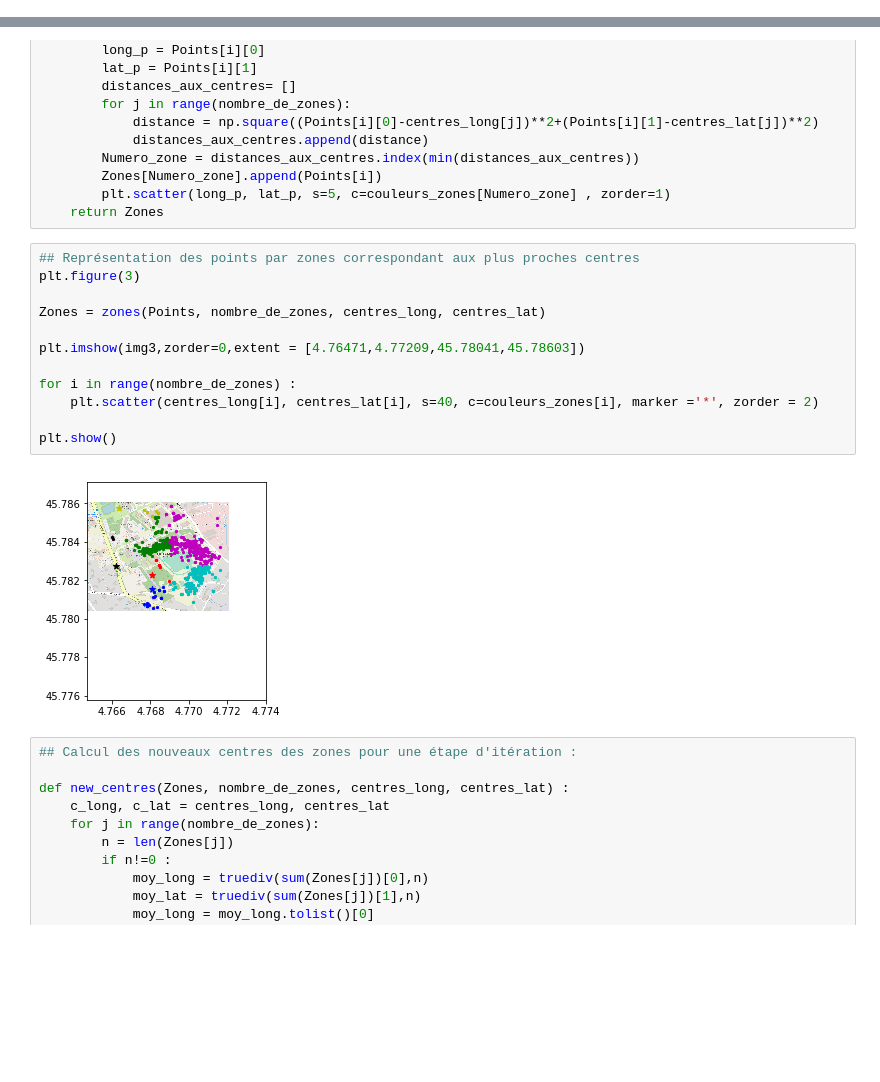
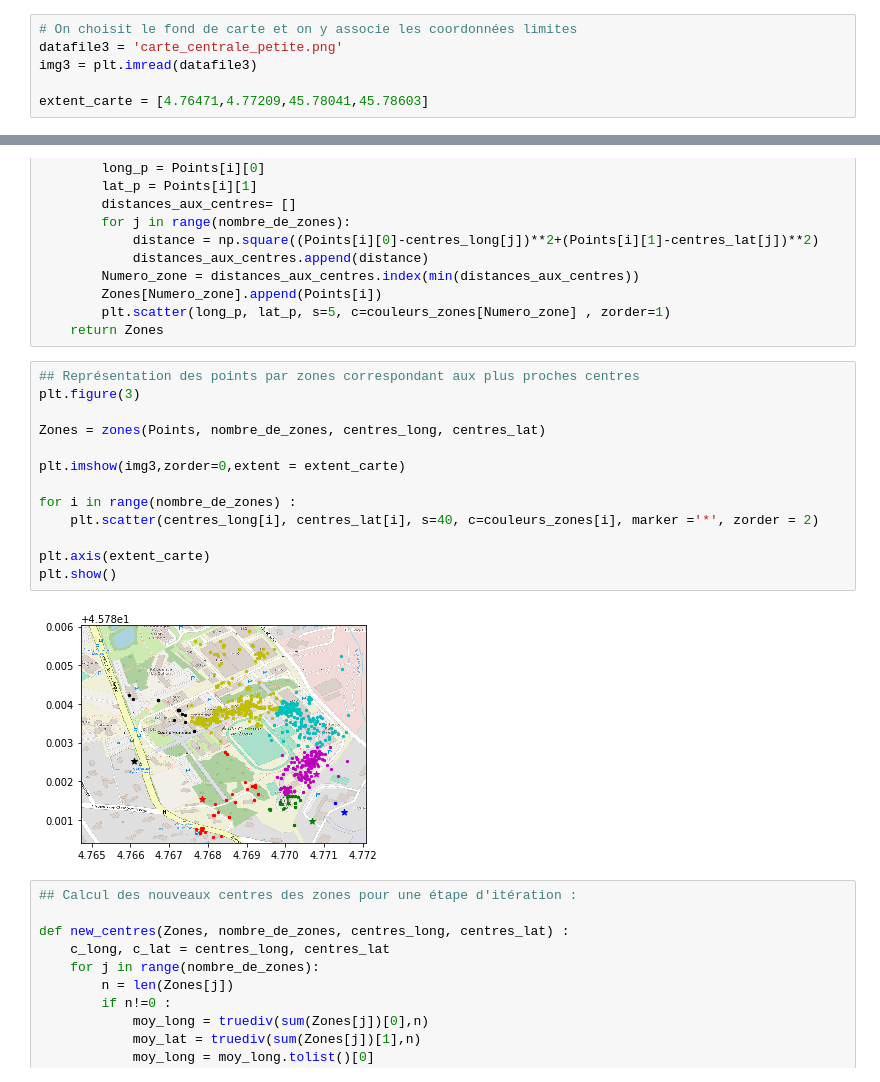
Before and after one commit to AmigoCap/CartoMob, a Jupyter notebook: K-means-program.ipynb, the cells around one changed output, grey strips where cells are left out. Drawn from its saved outputs; the diff is of its cells as text; blank space fills up the shorter version.

```diff
--- a/K-means-program.ipynb
+++ b/K-means-program.ipynb
@@ -26,0 +36,6 @@ L=["histo_BAI_Yue.json","histo_Belhouari_Ahmed.json","histo_Chalicarne_Raphael.j
+# %%
+# On choisit le fond de carte et on y associe les coordonnées limites
+datafile3 = 'carte_centrale_petite.png'
+img3 = plt.imread(datafile3)
+
+extent_carte = [4.76471,4.77209,45.78041,45.78603]
@@ -126,17 +135,18 @@ def zones(Points, nombre_de_zones, centres_long, centres_lat):
 # %%
 ## Représentation des points par zones correspondant aux plus proches centres
 plt.figure(3)
 
 Zones = zones(Points, nombre_de_zones, centres_long, centres_lat)
 
-plt.imshow(img3,zorder=0,extent = [4.76471,4.77209,45.78041,45.78603])
+plt.imshow(img3,zorder=0,extent = extent_carte)
 
 for i in range(nombre_de_zones) :
     plt.scatter(centres_long[i], centres_lat[i], s=40, c=couleurs_zones[i], marker ='*', zorder = 2)
 
+plt.axis(extent_carte)
 plt.show()
 # %% [output]
-[figure, old version]
+[figure, new version]
 # %%
 ## Calcul des nouveaux centres des zones pour une étape d'itération :
 
```
Also changed, not shown: parts of 9 cells of this notebook.
